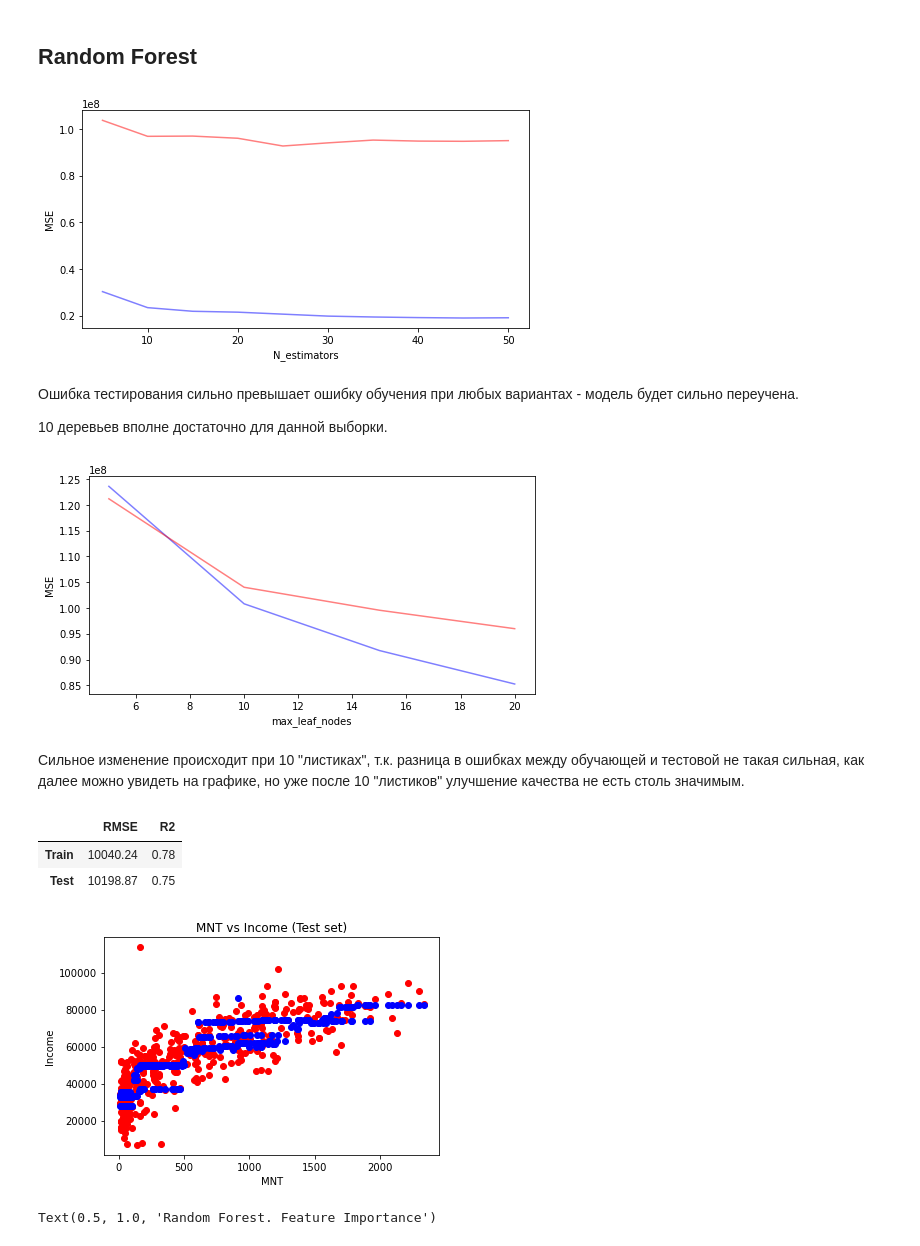
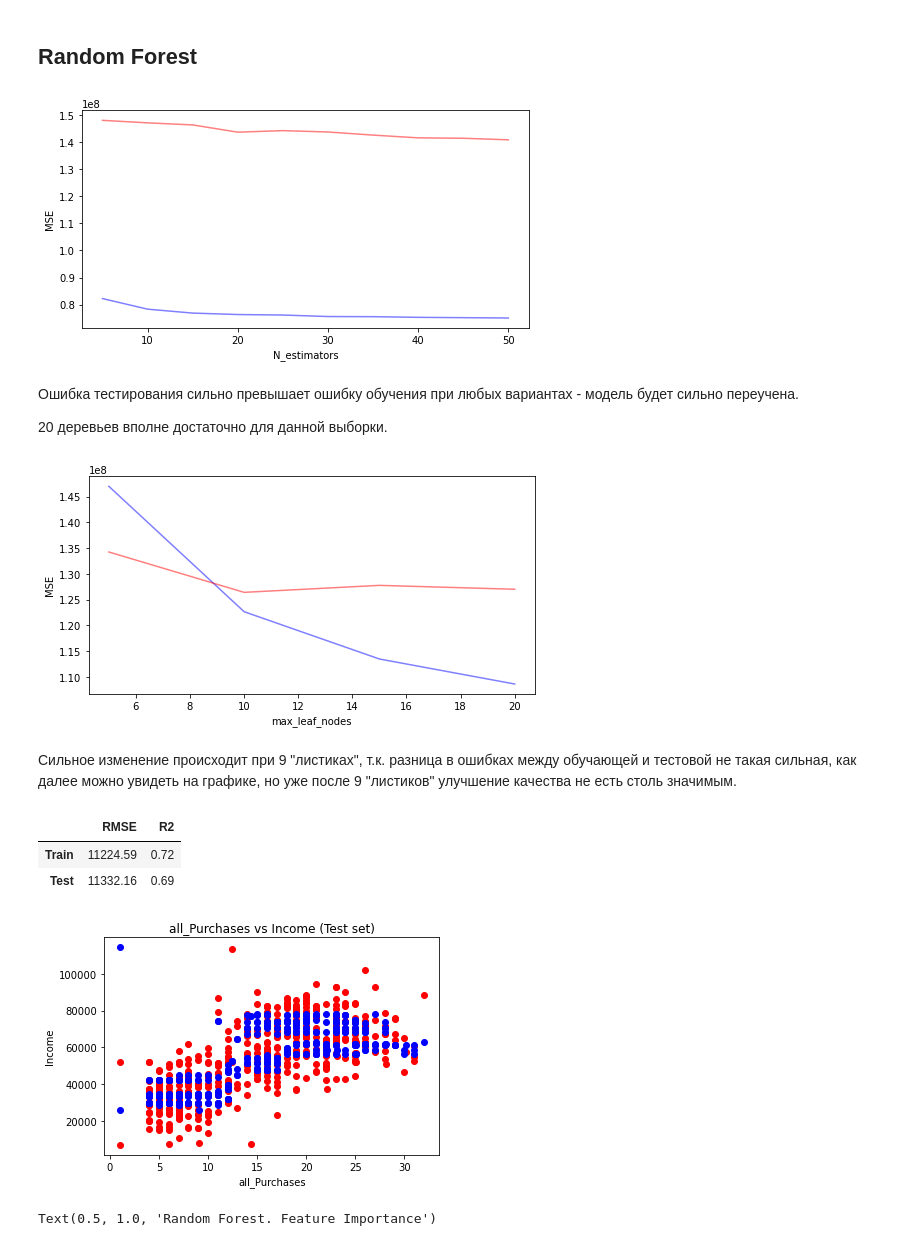
Before and after one commit to mariialitvina/Uni_tasks_ML, a Jupyter notebook: 03 Regression Tree & Random Forest.ipynb, the cells around one changed output. Cells and saved outputs as stored; diff of their text form; code cells hidden in the pictures.

```diff
--- a/03 Regression Tree & Random Forest.ipynb
+++ b/03 Regression Tree & Random Forest.ipynb
@@ -19,7 +19,7 @@ X_test = obj["X_test"]
 y_train = obj["y_train"]
 y_test = obj["y_test"]
 
-f = ['NumWebVisitsMonth','MNT','all_Purchases']
+f = ['NumWebVisitsMonth','all_Response','all_Purchases']
 # %% [markdown]
 Выбрала 3 поля, которые оказывают наибольшее влияние на прогнозирование дохода клинента.
 # %%
@@ -109,17 +109,17 @@ def rf_best_n_estimator(X_train, X_test, y_train, y_test, n):
 from sklearn.ensemble import RandomForestRegressor
 rf_best_n_estimator(X_train[f], X_test[f], y_train, y_test, [5, 10, 15, 20, 25, 30, 35, 40, 45, 50])
 # %% [output]
-[figure, old version]
+[figure, new version]
 # %% [markdown]
 Ошибка тестирования сильно превышает ошибку обучения при любых вариантах - модель будет сильно переучена.
 
-10 деревьев вполне достаточно для данной выборки.
+20 деревьев вполне достаточно для данной выборки.
 # %%
 def rf_max_leaf_nodes(X_train, X_test, y_train, y_test, n):
     mse_train = []
     mse_test = []
     for i in n:
-        rf = RandomForestRegressor(n_estimators=10, max_leaf_nodes =i, random_state=10).fit(X_train, y_train)
+        rf = RandomForestRegressor(n_estimators=20, max_leaf_nodes =i, random_state=10).fit(X_train, y_train)
         mse_train.append(mean_squared_error(y_train, rf.predict(X_train)))
         mse_test.append(mean_squared_error(y_test, rf.predict(X_test)))
     fig, ax = plt.subplots(figsize=(8, 4))
@@ -131,13 +131,13 @@ def rf_max_leaf_nodes(X_train, X_test, y_train, y_test, n):
 # The optimal number of max_leaf_nodes
 rf_max_leaf_nodes(X_train[f], X_test[f], y_train, y_test, [5, 10, 15, 20])
 # %% [output]
-[figure, old version]
+[figure, new version]
 # %% [markdown]
-Сильное изменение происходит при 10 "листиках", т.к. разница в ошибках между обучающей и тестовой не такая сильная, как далее можно увидеть на графике, но уже после 10 "листиков" улучшение качества не есть столь значимым.
+Сильное изменение происходит при 9 "листиках", т.к. разница в ошибках между обучающей и тестовой не такая сильная, как далее можно увидеть на графике, но уже после 9 "листиков" улучшение качества не есть столь значимым.
 # %%
 # Fitting Random Forest to the Training set
 from sklearn.ensemble import RandomForestRegressor
-rf = RandomForestRegressor(n_estimators = 10, max_leaf_nodes = 10, random_state = 10).fit(X_train[f], y_train)
+rf = RandomForestRegressor(n_estimators = 20, max_leaf_nodes = 9, random_state = 10).fit(X_train[f], y_train)
 
 # Predicting the Test set results
 rf_y_pred = rf.predict(X_test[f])
@@ -146,18 +146,18 @@ rf_y_pred = rf.predict(X_test[f])
 metrics(X_train[f], X_test[f], y_train, y_test, rf_y_pred, rf).round(2)
 # %% [output]
 |  | RMSE | R2 |
-| Train | 10040.24 | 0.78 |
-| Test | 10198.87 | 0.75 |
+| Train | 11224.59 | 0.72 |
+| Test | 11332.16 | 0.69 |
 # %%
 # Visualising the Test set results
-plt.scatter(X_test['MNT'], y_test, color = 'red')
-plt.plot(X_test['MNT'], rf.predict(X_test[f]), 'bo')
-plt.title('MNT vs Income (Test set)')
-plt.xlabel('MNT')
+plt.scatter(X_test['all_Purchases'], y_test, color = 'red')
+plt.plot(X_test['all_Purchases'], rf.predict(X_test[f]), 'bo')
+plt.title('all_Purchases vs Income (Test set)')
+plt.xlabel('all_Purchases')
 plt.ylabel('Income')
 plt.show()
 # %% [output]
-[figure, old version]
+[figure, new version]
 # %%
 # Features importances
 rf_imp = pd.DataFrame({'imp': rf.feature_importances_, 'col': X_train[f].columns})
```
Also changed, not shown: parts of 14 cells of this notebook, 9 other files.
